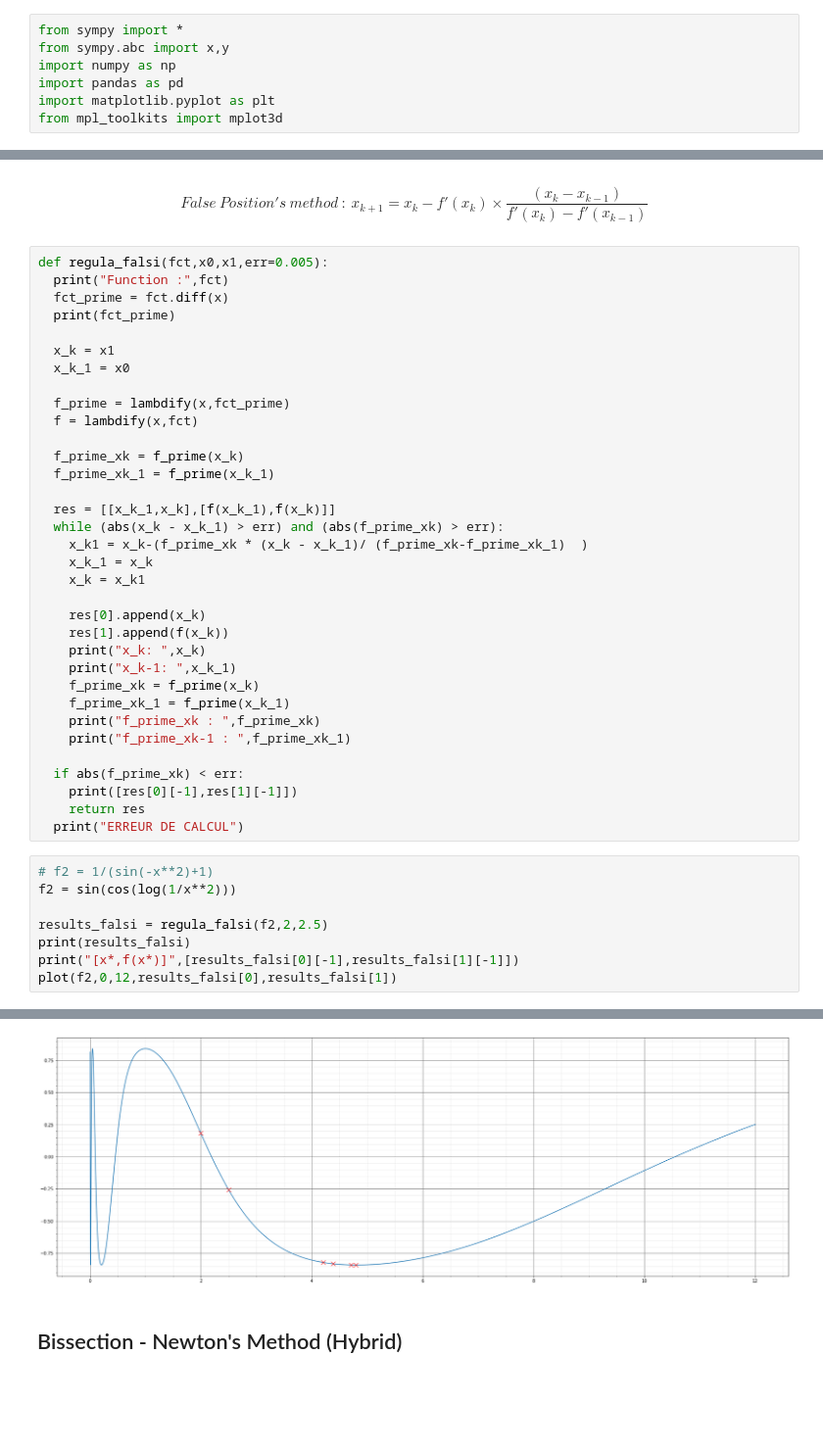
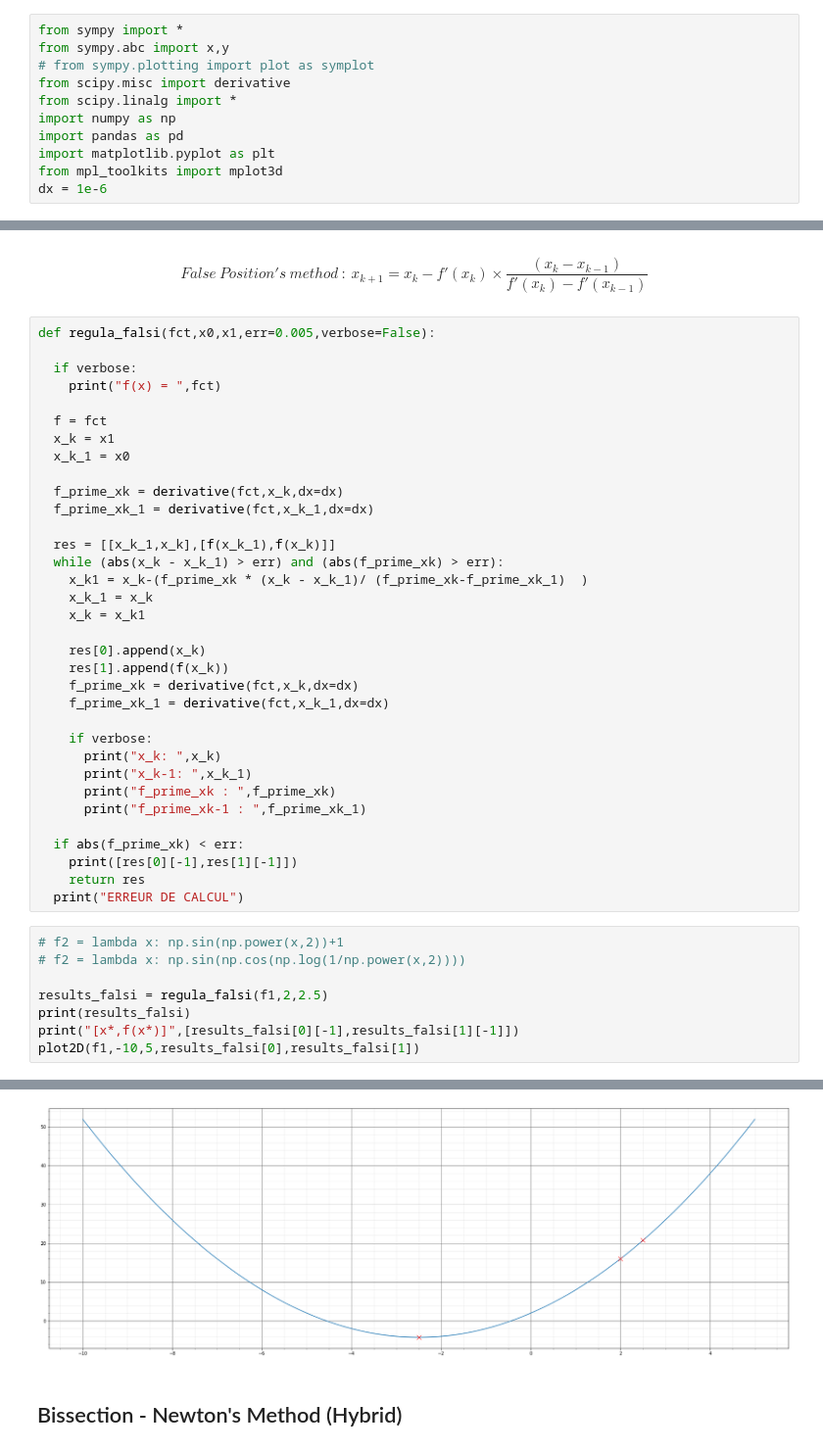
Before and after one commit to Taylor-X01/Optimization-Algorithm, a Jupyter notebook: Line_search.ipynb, the cells around one changed output, grey strips where cells are left out. Shown at 98% size. Drawn from its saved outputs; the diff is of its cells as text; blank space fills up the shorter version.

```diff
--- a/Line_search.ipynb
+++ b/Line_search.ipynb
@@ -3,8 +3,12 @@
 # %%
 from sympy import *
 from sympy.abc import x,y
+# from sympy.plotting import plot as symplot
+from scipy.misc import derivative
+from scipy.linalg import *
 import numpy as np
 import pandas as pd
 import matplotlib.pyplot as plt
 from mpl_toolkits import mplot3d
+dx = 1e-6
 # %%
@@ -224,19 +197,17 @@ $$
 False\ Position's\ method\ :\  x_{k+1}=x_k-f'(x_k)\times\frac{(x_k-x_{k-1})}{f'(x_k)-f'(x_{k-1})}
 $$
 # %%
-def regula_falsi(fct,x0,x1,err=0.005):
-  print("Function :",fct)
-  fct_prime = fct.diff(x)
-  print(fct_prime)
+def regula_falsi(fct,x0,x1,err=0.005,verbose=False):
 
+  if verbose:
+    print("f(x) = ",fct)
+
+  f = fct
   x_k = x1
   x_k_1 = x0
 
-  f_prime = lambdify(x,fct_prime)
-  f = lambdify(x,fct)
-
-  f_prime_xk = f_prime(x_k)
-  f_prime_xk_1 = f_prime(x_k_1)
+  f_prime_xk = derivative(fct,x_k,dx=dx)
+  f_prime_xk_1 = derivative(fct,x_k_1,dx=dx)
 
   res = [[x_k_1,x_k],[f(x_k_1),f(x_k)]]
   while (abs(x_k - x_k_1) > err) and (abs(f_prime_xk) > err):
@@ -246,23 +217,25 @@ def regula_falsi(fct,x0,x1,err=0.005):
 
     res[0].append(x_k)
     res[1].append(f(x_k))
-    print("x_k: ",x_k)
-    print("x_k-1: ",x_k_1)
-    f_prime_xk = f_prime(x_k)
-    f_prime_xk_1 = f_prime(x_k_1)
-    print("f_prime_xk : ",f_prime_xk)
-    print("f_prime_xk-1 : ",f_prime_xk_1)
+    f_prime_xk = derivative(fct,x_k,dx=dx)
+    f_prime_xk_1 = derivative(fct,x_k_1,dx=dx)
+
+    if verbose:
+      print("x_k: ",x_k)
+      print("x_k-1: ",x_k_1)
+      print("f_prime_xk : ",f_prime_xk)
+      print("f_prime_xk-1 : ",f_prime_xk_1)
 
   if abs(f_prime_xk) < err:
     print([res[0][-1],res[1][-1]])
     return res
   print("ERREUR DE CALCUL")
 # %%
-# f2 = 1/(sin(-x**2)+1)
-f2 = sin(cos(log(1/x**2)))
+# f2 = lambda x: np.sin(np.power(x,2))+1
+# f2 = lambda x: np.sin(np.cos(np.log(1/np.power(x,2))))
 
-results_falsi = regula_falsi(f2,2,2.5)
+results_falsi = regula_falsi(f1,2,2.5)
 print(results_falsi)
 print("[x*,f(x*)]",[results_falsi[0][-1],results_falsi[1][-1]])
-plot(f2,0,12,results_falsi[0],results_falsi[1])
+plot2D(f1,-10,5,results_falsi[0],results_falsi[1])
 # %% [output]
@@ -286,4 +245,4 @@ f_prime_xk-1 :  -0.00938827143058938
-[figure, old version]
+[figure, new version]
 # %% [markdown]
 ## Bissection - Newton's Method (Hybrid)
 # %%
```
Also changed, not shown: parts of 11 cells of this notebook.
